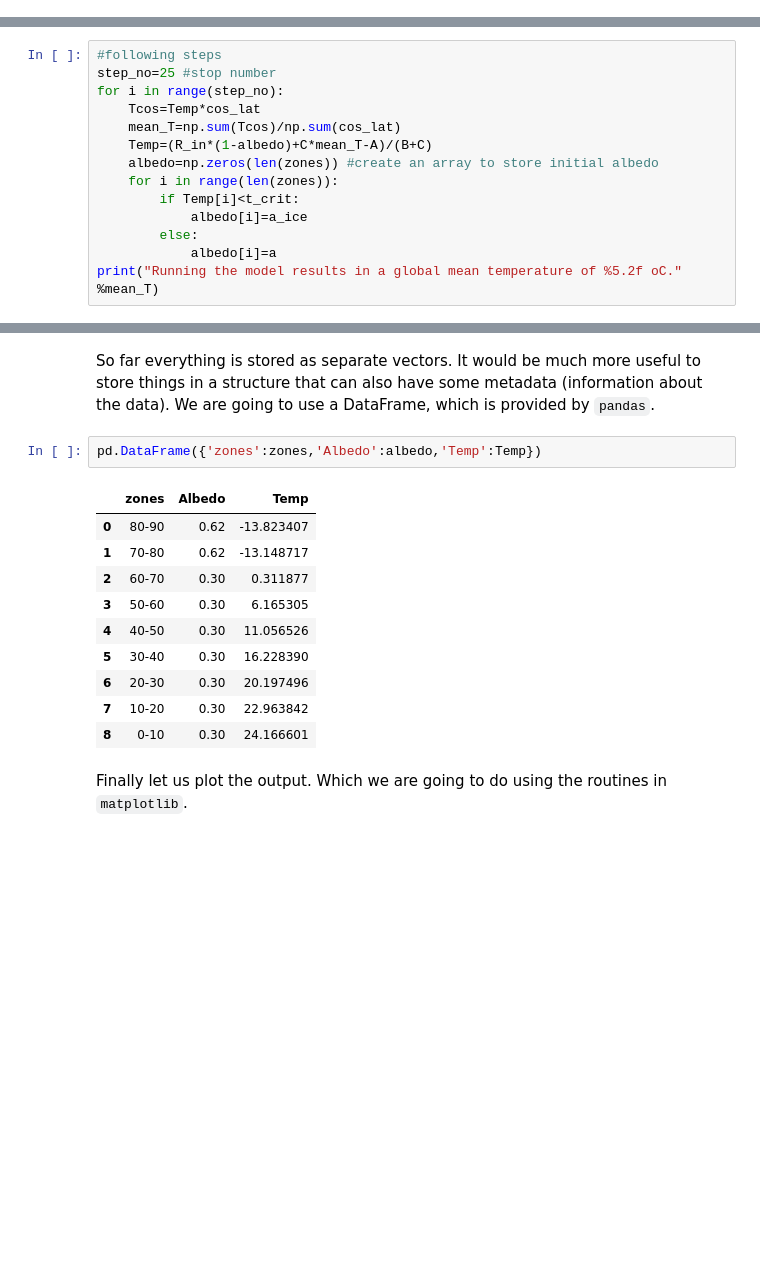
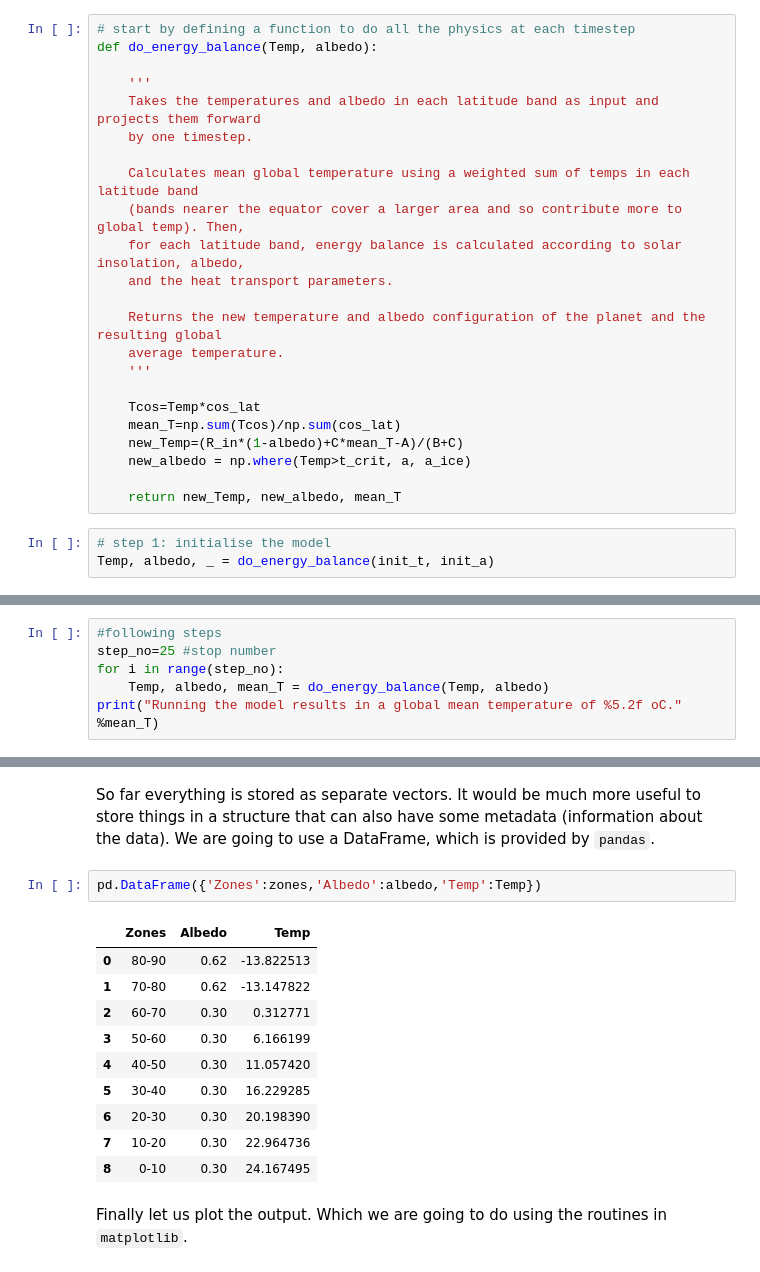
Before and after one commit to Jonniebarnsley/Pyrenees, a Jupyter notebook: snowball_earth_workshop.ipynb, the cells around one changed output, grey strips where cells are left out. Saved outputs shown, nothing was run; the diff lists cells and outputs as text; blank space fills up the shorter version.

```diff
--- a/snowball_earth_workshop.ipynb
+++ b/snowball_earth_workshop.ipynb
@@ -110,36 +98,54 @@ for i in range(len(zones)):
+# %%
+# start by defining a function to do all the physics at each timestep
+def do_energy_balance(Temp, albedo):
+
+    '''
+    Takes the temperatures and albedo in each latitude band as input and projects them forward
+    by one timestep.
+
+    Calculates mean global temperature using a weighted sum of temps in each latitude band
+    (bands nearer the equator cover a larger area and so contribute more to global temp). Then,
+    for each latitude band, energy balance is calculated according to solar insolation, albedo,
+    and the heat transport parameters.
+
+    Returns the new temperature and albedo configuration of the planet and the resulting global
+    average temperature.
+    '''
+
+    Tcos=Temp*cos_lat
+    mean_T=np.sum(Tcos)/np.sum(cos_lat)
+    new_Temp=(R_in*(1-albedo)+C*mean_T-A)/(B+C)
+    new_albedo = np.where(Temp>t_crit, a, a_ice)
+
+    return new_Temp, new_albedo, mean_T
+# %%
+# step 1: initialise the model
+Temp, albedo, _ = do_energy_balance(init_t, init_a)
 # %% [markdown]
 Now that we've done it once, let's iterate it again many times (25 here) to allow it to converge.
 # %%
 #following steps
 step_no=25 #stop number
 for i in range(step_no):
-    Tcos=Temp*cos_lat
-    mean_T=np.sum(Tcos)/np.sum(cos_lat)
-    Temp=(R_in*(1-albedo)+C*mean_T-A)/(B+C)
-    albedo=np.zeros(len(zones)) #create an array to store initial albedo
-    for i in range(len(zones)):
-        if Temp[i]<t_crit:
-            albedo[i]=a_ice
-        else:
-            albedo[i]=a
+    Temp, albedo, mean_T = do_energy_balance(Temp, albedo)
 print("Running the model results in a global mean temperature of %5.2f oC." %mean_T)
 # %% [output]
 Running the model results in a global mean temperature of 14.77 oC.
 # %% [markdown]
 So far everything is stored as separate vectors. It would be much more useful to store things in a structure that can also have some metadata (information about the data). We are going to use a DataFrame, which is provided by `pandas`.
 # %%
-pd.DataFrame({'zones':zones,'Albedo':albedo,'Temp':Temp})
+pd.DataFrame({'Zones':zones,'Albedo':albedo,'Temp':Temp})
 # %% [output]
-|  | zones | Albedo | Temp |
-| 0 | 80-90 | 0.62 | -13.823407 |
-| 1 | 70-80 | 0.62 | -13.148717 |
-| 2 | 60-70 | 0.30 | 0.311877 |
-| 3 | 50-60 | 0.30 | 6.165305 |
-| 4 | 40-50 | 0.30 | 11.056526 |
-| 5 | 30-40 | 0.30 | 16.228390 |
-| 6 | 20-30 | 0.30 | 20.197496 |
-| 7 | 10-20 | 0.30 | 22.963842 |
-| 8 | 0-10 | 0.30 | 24.166601 |
+|  | Zones | Albedo | Temp |
+| 0 | 80-90 | 0.62 | -13.822513 |
+| 1 | 70-80 | 0.62 | -13.147822 |
+| 2 | 60-70 | 0.30 | 0.312771 |
+| 3 | 50-60 | 0.30 | 6.166199 |
+| 4 | 40-50 | 0.30 | 11.057420 |
+| 5 | 30-40 | 0.30 | 16.229285 |
+| 6 | 20-30 | 0.30 | 20.198390 |
+| 7 | 10-20 | 0.30 | 22.964736 |
+| 8 | 0-10 | 0.30 | 24.167495 |
 # %% [markdown]
 Finally let us plot the output. Which we are going to do using the routines in `matplotlib`.
 # %%
```
Also changed, not shown: parts of 10 cells of this notebook.
